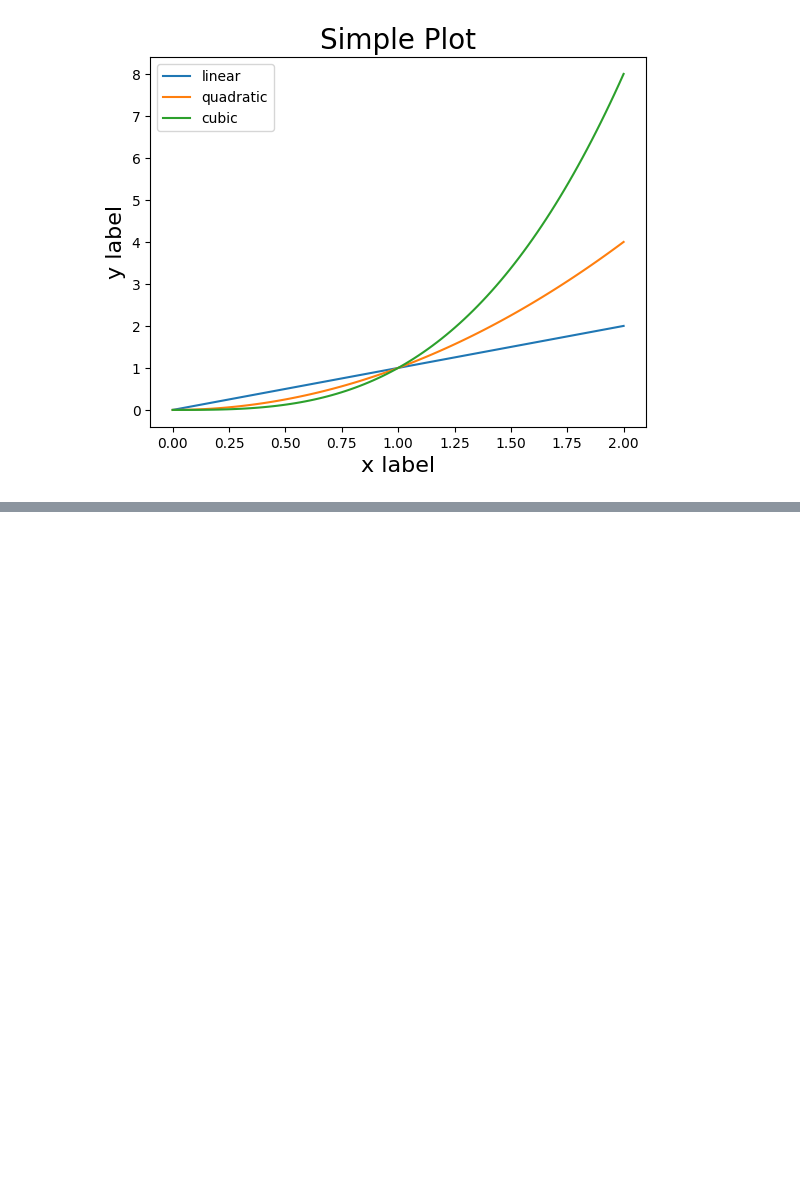
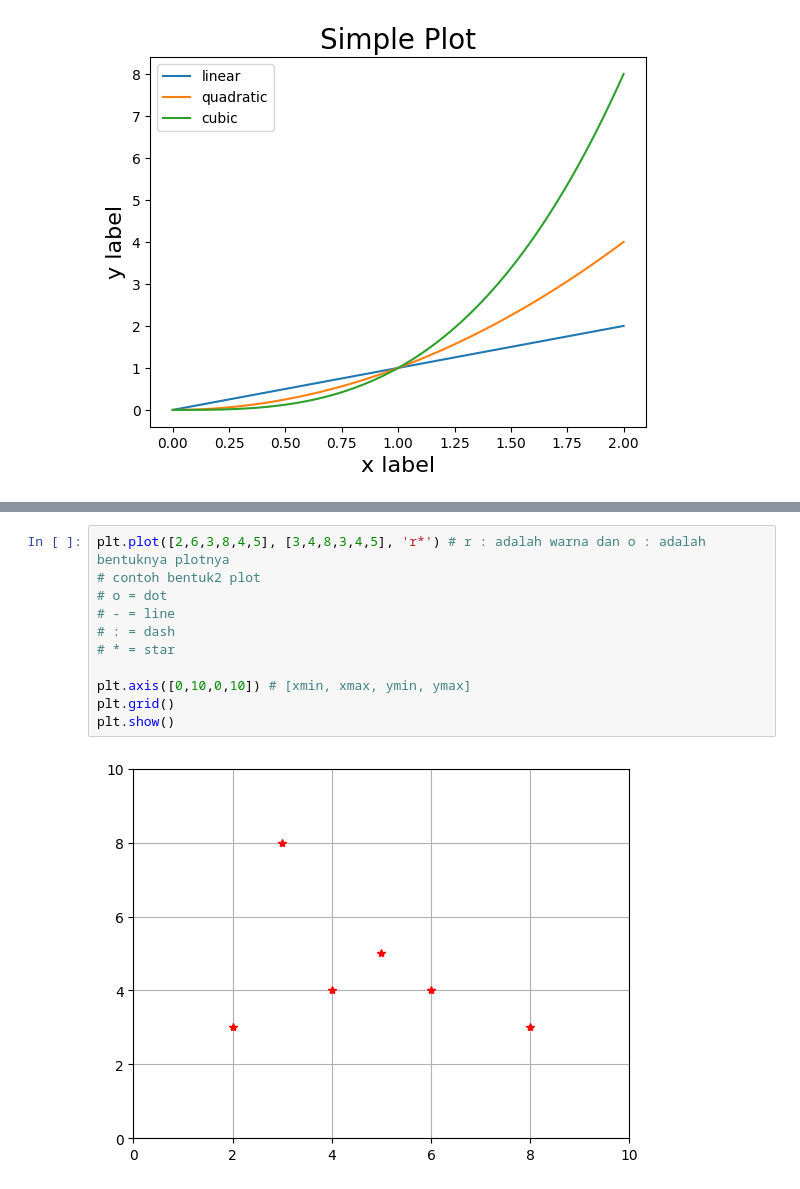
Before and after one commit to alirfanyasin/Learn-Mechine-Learning-Basic, a Jupyter notebook: 04_Data_Visualization/matplotlib_youtube_tutorial.ipynb, the cells around one changed output, grey strips where cells are left out. Drawn from its saved outputs; the diff is of its cells as text; blank space fills up the shorter version.

```diff
--- a/04_Data_Visualization/matplotlib_youtube_tutorial.ipynb
+++ b/04_Data_Visualization/matplotlib_youtube_tutorial.ipynb
@@ -86,0 +108,13 @@ plt.legend()
+# %%
+plt.plot([2,6,3,8,4,5], [3,4,8,3,4,5], 'r*') # r : adalah warna dan o : adalah bentuknya plotnya
+# contoh bentuk2 plot
+# o = dot
+# - = line
+# : = dash
+# * = star
+
+plt.axis([0,10,0,10]) # [xmin, xmax, ymin, ymax]
+plt.grid()
+plt.show()
+# %% [output]
+[figure, added]
```
Also changed, not shown: parts of 61 cells of this notebook, 15 other files.
